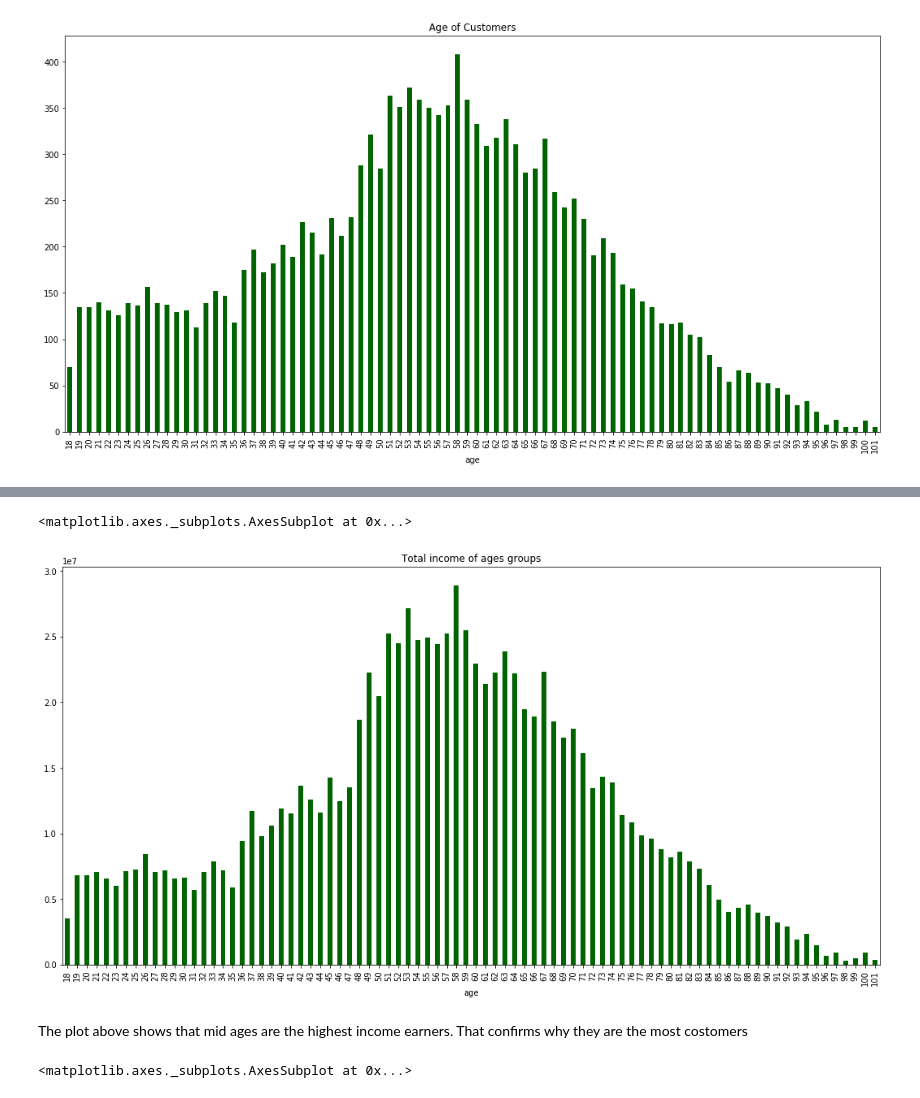
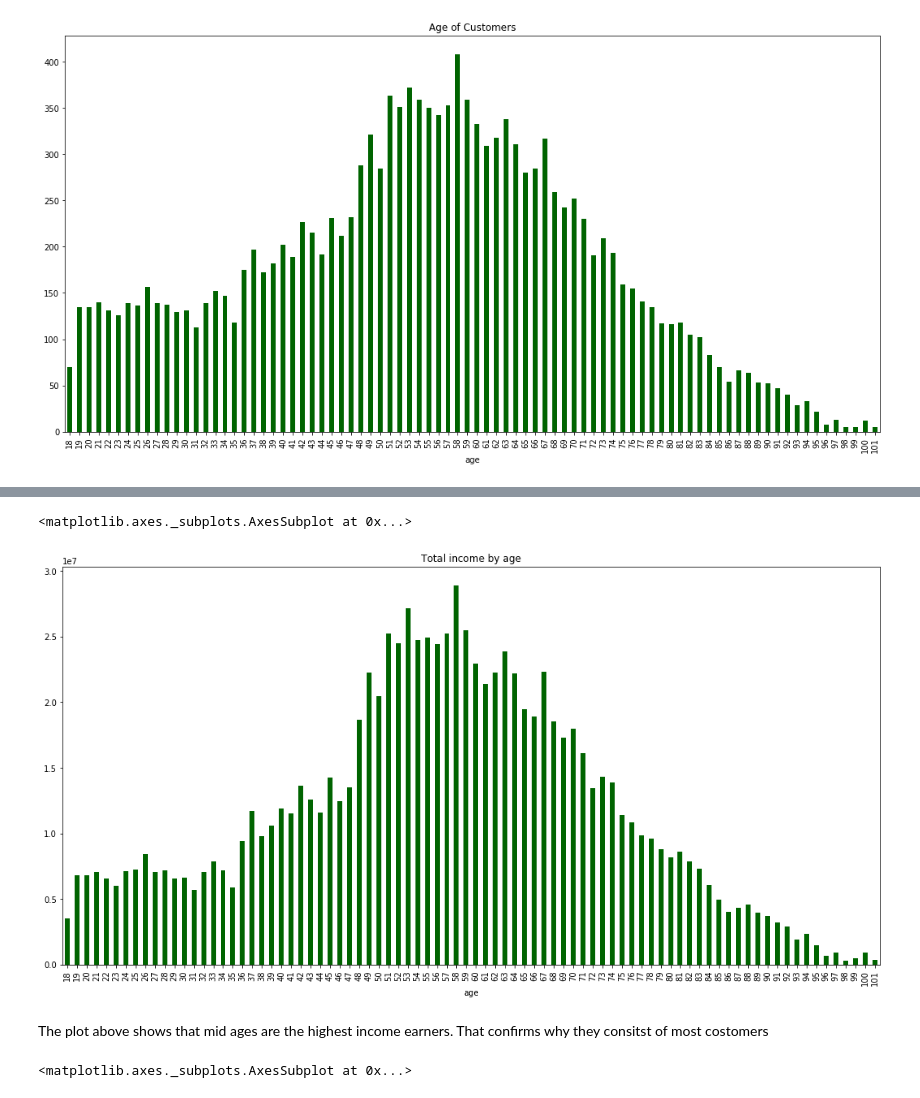
Before and after one commit to clainchege2/Starbucks-Capstone-Project-Udacity-, a Jupyter notebook: Starbucks_Capstone_notebook.ipynb, the cells around one changed output, grey strips where cells are left out. Saved outputs shown, nothing was run; the diff lists cells and outputs as text; code cells hidden in the pictures.

```diff
--- a/Starbucks_Capstone_notebook.ipynb
+++ b/Starbucks_Capstone_notebook.ipynb
@@ -249,8 +274,9 @@ Lets check on our assumption in the next graph
 # %%
-age_delete_118_.groupby(['age'])['income'].sum().plot.bar(title='Total income of ages groups',figsize=(18,9),color='darkgreen')
+# sort 'age_delete_118_' by 'age' and plot the 'income' values
+age_delete_118_.groupby(['age'])['income'].sum().plot.bar(title='Total income by age',figsize=(18,9),color='darkgreen')
 # %% [output]
 <matplotlib.axes._subplots.AxesSubplot at 0x...>
-[figure, old version]
+[figure, new version]
 # %% [markdown]
-The plot above shows that mid ages are the highest income earners. That confirms why they are the most costomers
+The plot above shows that mid ages are the highest income earners. That confirms why they consitst of  most costomers
 # %%
```
Also changed, not shown: parts of 104 cells of this notebook.
